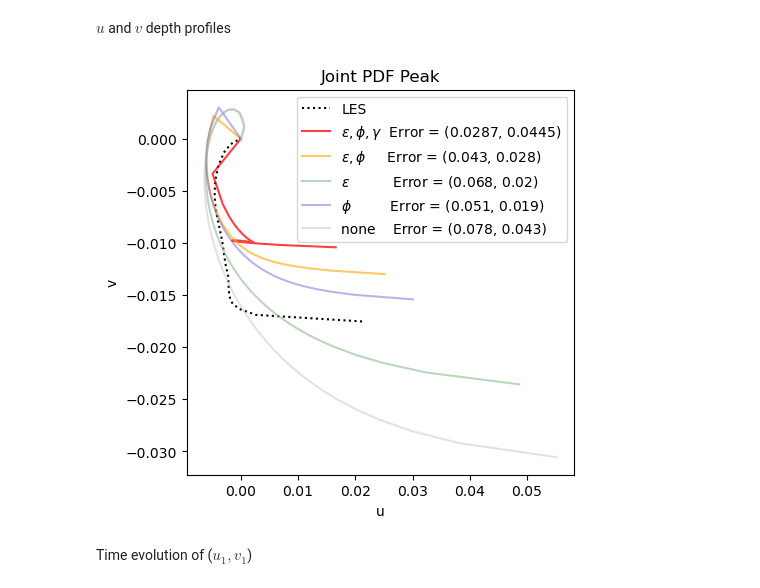
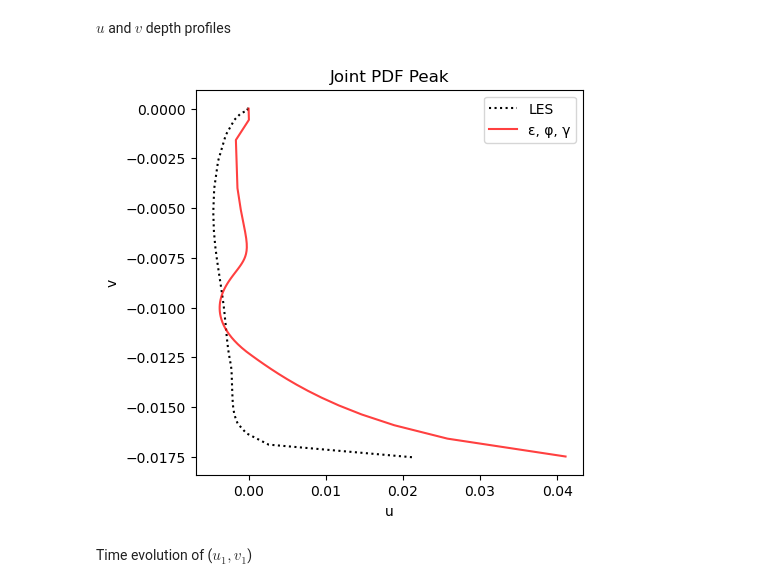
Before and after one commit to sierrastevnson/EkmanModel, a Jupyter notebook: ekmanmodel.ipynb, the cells around one changed output. Cells and saved outputs as stored; diff of their text form; code cells hidden in the pictures.

Commit message:
Corrected Gs, added profile plots

```diff
--- a/ekmanmodel.ipynb
+++ b/ekmanmodel.ipynb
@@ -272,10 +271,10 @@ Main loop
 
 def F(u_val, v_val, K, tau_x_over_rho, tau_y_over_rho, gamma):
     F_u, F_v = np.zeros(Nz), np.zeros(Nz)
-
+    Gs = gamma[:-1] # TODO Fix this
     # Interior nodes
-    F_u[1:-1] =  (f * (v_val[1:-1] - vg) + (1/dz**2) * (K[1:-1])*((u_val[0:-2] - u_val[1:-1]) - gamma[0])) - (K[2:]*((u_val[1:-1] - u_val[2:]) - gamma[0]))
-    F_v[1:-1] = (-f * (u_val[1:-1] - ug) + (1/dz**2) * (K[1:-1])*((v_val[0:-2] - v_val[1:-1]) - gamma[1])) - (K[2:]*((v_val[1:-1] - v_val[2:]) - gamma[1]))
+    F_u[1:-1] =  (f * (v_val[1:-1] - vg) + ((1/dz**2) * (K[1:-1])*((u_val[0:-2] - u_val[1:-1])) - (K[2:]*((u_val[1:-1] - u_val[2:])))) - 1/dz * tau_x_over_rho * (Gs[1:] - Gs[0:-1]))
+    F_v[1:-1] = (-f * (u_val[1:-1] - ug) + ((1/dz**2) * (K[1:-1])*((v_val[0:-2] - v_val[1:-1])) - (K[2:]*((v_val[1:-1] - v_val[2:])))) - 1/dz * tau_y_over_rho * (Gs[1:] - Gs[0:-1]))
 
     return F_u[1:-1], F_v[1:-1]
 
@@ -288,7 +287,7 @@ def BC(u_val, v_val, K, tau_x_over_rho, tau_y_over_rho):
     return F_u_top, F_v_top
 # %%
 saverate = 5
-def runLoop(run_name, testing=True, get_saved=False):
+def runLoop(run_name, testing=False, get_saved=False):
     print(run_name + " ———————————————————————")
     LES_u, LES_v = df[run_name]["u"][::int(3/dz)], df[run_name]["v"][::int(3/dz)]
     all_uverr, all_saved = [], []
@@ -387,7 +386,8 @@ def runLoop(run_name, testing=True, get_saved=False):
         # ax3.set_ylabel("v")
 
         # Get error
-        error_u, error_v = [np.sqrt(sum((u_avg - LES_u) ** 2))], [np.sqrt(sum((v_avg - LES_v) ** 2))]
+        error_u, error_v = np.zeros_like(u_avg), np.zeros_like(u_avg),
+        # error_u, error_v = [np.sqrt(sum((u_avg - LES_u) ** 2))], [np.sqrt(sum((v_avg - LES_v) ** 2))]
 
         all_uverr.append([u_avg, v_avg, error_u, error_v])
         all_saved.append([u_saved, v_saved])
@@ -400,20 +400,21 @@ Dictionary of runs
 # %%
 # runtime: 5 min/run * 13 runs = 1 hr
 # Full runs
+testing = True
 runs = { # run name
-    # 'Neutral Swell':                [*runLoop('Neutral Swell',               testing=True)],
-    # 'Neutral Wind-Wave Eq.':        [*runLoop('Neutral Wind-Wave Eq.',       testing=True)],
-    # 'Neutral Weak Waves':           [*runLoop('Neutral Weak Waves',          testing=True)],
-    # 'Pure Wind Stress':             [*runLoop('Pure Wind Stress',            testing=True)],
-    # 'Weak Conv + Waves':            [*runLoop('Weak Conv + Waves',           testing=True)],
-    # 'Weak Conv + Wind-Wave Eq.':    [*runLoop('Weak Conv + Wind-Wave Eq.',   testing=True)],
-    # 'Weak Conv + Waveless':         [*runLoop('Weak Conv + Waveless',        testing=True)],
-    # 'Weak Conv+ Weak Waves':        [*runLoop('Weak Conv+ Weak Waves',       testing=True)],
-    'Joint PDF Peak':               [*runLoop('Joint PDF Peak',              testing=True)],
-    # 'Weak Conv + very Weak Waves':  [*runLoop('Weak Conv + very Weak Waves', testing=True)],
-    # 'Strong Conv + weak Waves':     [*runLoop('Strong Conv + weak Waves',    testing=True)],
-    # 'Strong Conv + Wind-Wave Eq':   [*runLoop('Strong Conv + Wind-Wave Eq',  testing=True)],
-    # 'Pure Convection':              [*runLoop('Pure Convection',             testing=True)]
+    # 'Neutral Swell':                [*runLoop('Neutral Swell',               testing=testing)],
+    # 'Neutral Wind-Wave Eq.':        [*runLoop('Neutral Wind-Wave Eq.',       testing=testing)],
+    # 'Neutral Weak Waves':           [*runLoop('Neutral Weak Waves',          testing=testing)],
+    # 'Pure Wind Stress':             [*runLoop('Pure Wind Stress',            testing=testing)],
+    # 'Weak Conv + Waves':            [*runLoop('Weak Conv + Waves',           testing=testing)],
+    # 'Weak Conv + Wind-Wave Eq.':    [*runLoop('Weak Conv + Wind-Wave Eq.',   testing=testing)],
+    # 'Weak Conv + Waveless':         [*runLoop('Weak Conv + Waveless',        testing=testing)],
+    # 'Weak Conv+ Weak Waves':        [*runLoop('Weak Conv+ Weak Waves',       testing=testing)],
+    'Joint PDF Peak':               [*runLoop('Joint PDF Peak',              testing=testing)],
+    # 'Weak Conv + very Weak Waves':  [*runLoop('Weak Conv + very Weak Waves', testing=testing)],
+    # 'Strong Conv + weak Waves':     [*runLoop('Strong Conv + weak Waves',    testing=testing)],
+    # 'Strong Conv + Wind-Wave Eq':   [*runLoop('Strong Conv + Wind-Wave Eq',  testing=testing)],
+    # 'Pure Convection':              [*runLoop('Pure Convection',             testing=testing)]
 }
 # %% [output]
 Joint PDF Peak ———————————————————————
@@ -475,9 +541,9 @@ def PlotRun(run_list, testing=True):
 # %% [markdown]
 $u$ and $v$ depth profiles
 # %%
-PlotRun(runs)
+PlotRun(runs, False)
 # %% [output]
-[figure, old version]
+[figure, new version]
 # %%
 # # [{"epsilon_on", "phi_on", "gamma_on"},   # eps phi gamma
 # #                  {"epsilon_on", "phi_on"},               # eps phi
```
Also changed, not shown: parts of 6 cells of this notebook.
